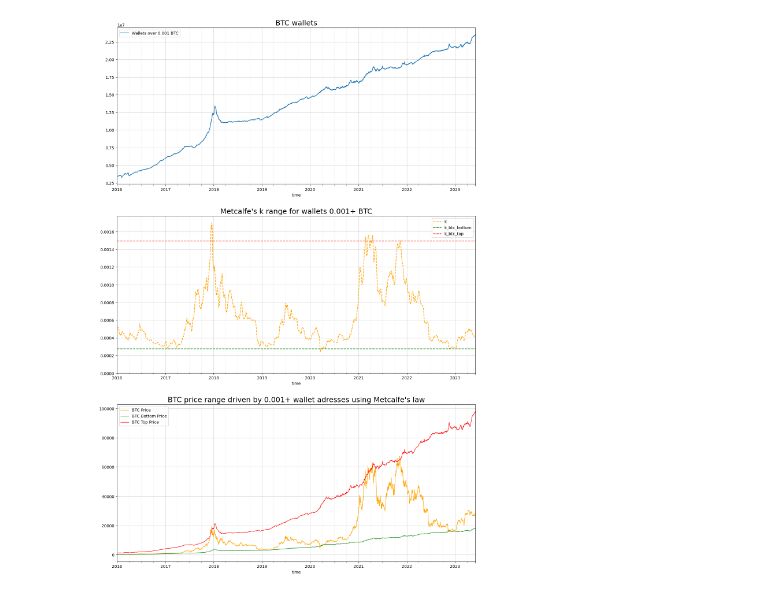
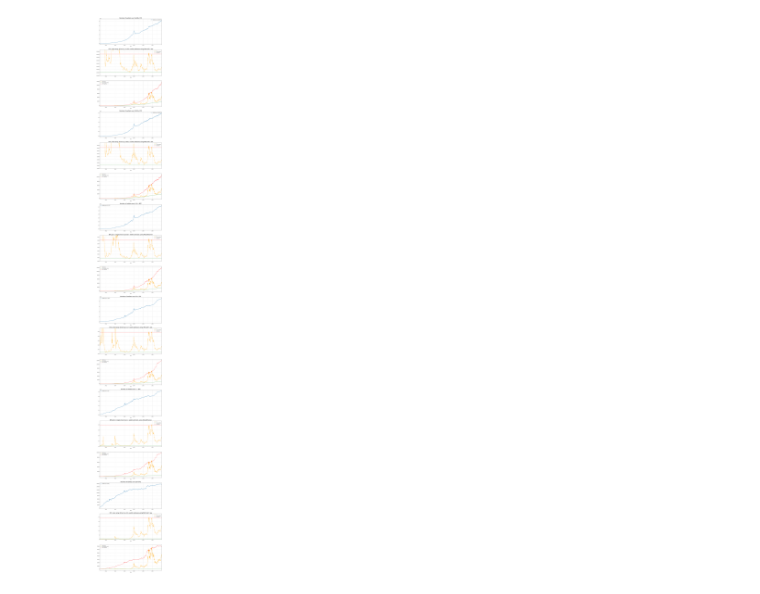
Before and after one commit to bekisz/chain-intelligence, a Jupyter notebook: metcalfe.ipynb, the cells around one changed output. Saved outputs shown, nothing was run; the diff lists cells and outputs as text; code cells hidden in the pictures.

```diff
--- a/metcalfe.ipynb
+++ b/metcalfe.ipynb
@@ -29,22 +29,25 @@ coins=['BTC']  # Only BTC is available at cryptocompare
 
 
 data_fetch_start_date = '2010-01-01'
-plot_start_date = '2016-01-01'
-k_calibration_start_date = '2016-01-01'
-linear_fitting_start_date='2022-01-01'
-extrapolation_end_date ='2040-01-01'
+plot_start_date = '2010-09-01'
+k_calibration_start_date = '2017-01-01'
+linear_fitting_start_date='2021-01-01'
+extrapolation_end_date ='2037-06-26'
 
 # Having more or same amount of BTC as [x,y,z]. This is for filtering out empty wallets
-min_btcs =  [0.001]
+# min_btcs =  [1000, 100, 10, 1, 0.1, 0.01, 0.001]
+min_btcs = [1e-08, 0.001, 0.01, 0.1, 1, 10]
+
 # Reuqested Simple Moving Averages for calucating k
-smas = [7,30,90,180, 365]
+smas = [1,2,7,30,90,180, 365]
 
 
 # cryptocompare.com API Key for fetching BTC wallet distributions and price
 cryptocompare_api_key = '777db0605f662ba6667a0c8d385d317262bd221764d4a3b01dc7a629e9592a49'
 # https://data.nasdaq.com/ token to use nasdaqdatalink for M2 money supply
 nasdaqdatalink_token = 'JEn6xy3nc1JtFSLoXoVJ'
-
+# https://fred.stlouisfed.org/
+fred_api_key = 'b121cc395b21e22273f7275e8c49a2d0'
 # ----- User Settings -- end
 
 
@@ -267,48 +345,48 @@ for min_btc in min_btcs:
 # %%
 import matplotlib.pyplot as plt
 today=df[df[coin]['all']['price'] >0 ].index.max()
-subplots = 1+len(min_btcs)*2;
+subplots = len(min_btcs)*3;
 fig, axs = plt.subplots(subplots)
 fig.set_size_inches(16, 8*subplots)
 
-axs[0].set_title("{} wallets".format(coin), fontsize=18)
-for min_btc in min_btcs:
-    df[coin][str(min_btc)+'+']['addressesCount'][plot_start_date:today].plot(ax=axs[0],label='Wallets over {} {}'.format(min_btc, coin) )
-axs[0].legend(loc='best')
-axs[0].grid(axis='both', which='major', alpha=0.6)
-axs[0].grid(axis='both', which='minor', alpha=0.15)
-i=1
+i=0
 for min_btc in min_btcs:
 #for i in range(1,subplots,2) :
+    wallet_range = str(min_btc)+'+'
+    axs[i].set_title("Number of wallets over {} {}".format(wallet_range, coin), fontsize=18)
+    df[coin][str(min_btc)+'+']['addressesCount'][plot_start_date:today].plot(ax=axs[i],label='Wallets over {} {}'.format(min_btc, coin) )
+    axs[i].legend(loc='best')
+    axs[i].grid(axis='both', which='major', alpha=0.6)
+    axs[i].grid(axis='both', which='minor', alpha=0.15)
 
-    wallet_range = str(min_btc)+'+'
-    axs[i].set_title("Metcalfe's k range for wallets {} {}".format(wallet_range, coin), fontsize=18)
-    df[coin][wallet_range]['k-sma7d'][plot_start_date:today].plot(ax=axs[i],color='orange',label='k'.format(wallet_range, coin), linestyle='dashed')
-    (df[coin][wallet_range]['k_btc_bottom'][plot_start_date:today]*btc_max_supply).plot(ax=axs[i],color='green',label='k_btc_bottom', linestyle='dashed')
-    (df[coin][wallet_range]['k_btc_top'][plot_start_date:today]*btc_max_supply).plot(ax=axs[i],color='red',label='k_btc_top', linestyle='dashed')
-    axs[i].legend(loc='best')
-    axs[i].grid(which='major', alpha=0.6)
-    axs[i].grid(which='minor', alpha=0.15)
-    axs[i].set_ylim([0,None])
+
+    axs[i+1].set_title("Metcalfe's k range for wallets with {} {}".format(wallet_range, coin), fontsize=18)
+    df[coin][wallet_range]['k-sma7d'][plot_start_date:today].plot(ax=axs[i+1],color='orange',label='k'.format(wallet_range, coin), linestyle='dashed')
+    (df[coin][wallet_range]['k_btc_bottom'][plot_start_date:today]*btc_max_supply).plot(ax=axs[i+1],color='green',label='k_btc_bottom', linestyle='dashed')
+    (df[coin][wallet_range]['k_btc_top'][plot_start_date:today]*btc_max_supply).plot(ax=axs[i+1],color='red',label='k_btc_top', linestyle='dashed')
+    axs[i+1].legend(loc='best')
+    axs[i+1].grid(which='major', alpha=0.6)
+    axs[i+1].grid(which='minor', alpha=0.15)
+    axs[i+1].set_ylim([0,df[coin][wallet_range]['k_btc_top'][plot_start_date:today].max()*1.2*btc_max_supply])
 
     axs[i+1].set_title("{} price range driven by {} wallet adresses using Metcalfe's law".format(coin, wallet_range), fontsize=18)
 
     #m2_adj_='m2_adj_'
     m2_adj_=''
     if 'm2_adj_'  == m2_adj_:
         m2_adj_text = "USD M2 Supply adjusted "
     else:
          m2_adj_text = ""
-    df[coin]['all'][m2_adj_ + 'price'][plot_start_date:today].plot(ax=axs[i+1], linewidth=1, color='orange',label='{}{} Price'.format(m2_adj_text, coin))
-    df[coin][wallet_range][m2_adj_ + 'bottom_price'][plot_start_date:today].plot(ax=axs[i+1], linewidth=1,color='green',label='{}{} Bottom Price'.format(m2_adj_text, coin))
-    df[coin][wallet_range][m2_adj_ + 'top_price'][plot_start_date:today].plot(ax=axs[i+1], linewidth=1,color='red',label='{}{} Top Price'.format(m2_adj_text, coin))
+    df[coin]['all'][m2_adj_ + 'price'][plot_start_date:today].plot(ax=axs[i+2], linewidth=1, color='orange',label='{}{} Price'.format(m2_adj_text, coin))
+    df[coin][wallet_range][m2_adj_ + 'bottom_price'][plot_start_date:today].plot(ax=axs[i+2], linewidth=1,color='green',label='{}{} Bottom Price'.format(m2_adj_text, coin))
+    df[coin][wallet_range][m2_adj_ + 'top_price'][plot_start_date:today].plot(ax=axs[i+2], linewidth=1,color='red',label='{}{} Top Price'.format(m2_adj_text, coin))
     #axs[i+1].set_yscale('log')
-    axs[i+1].legend(loc='best')
-    axs[i+1].grid(which='major', alpha=0.6)
-    axs[i+1].grid(which='minor', alpha=0.15)
-    i=i+2
+    axs[i+2].legend(loc='best')
+    axs[i+2].grid(which='major', alpha=0.6)
+    axs[i+2].grid(which='minor', alpha=0.15)
+    i=i+3
 # %% [output]
-[figure, old version]
+[figure, new version]
 # %%
 import math
 import numpy as np
```
Also changed, not shown: parts of 11 cells of this notebook, 3 other files.
